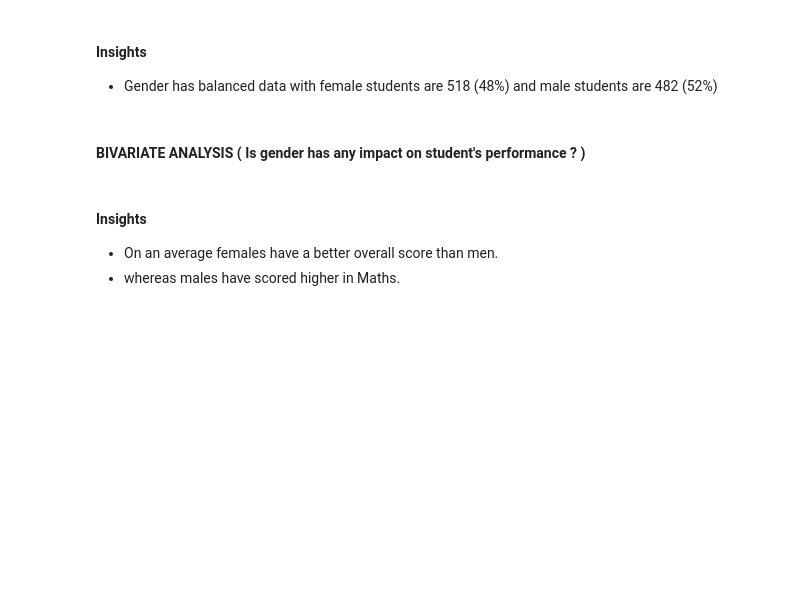
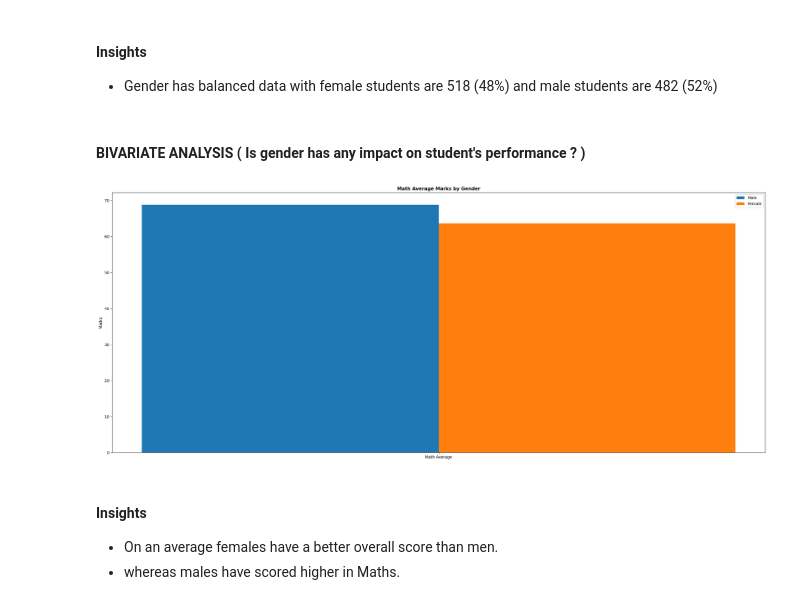
Before and after one commit to nathan-ayers/mlproject, a Jupyter notebook: notebook/1 . EDA STUDENT PERFORMANCE .ipynb, the cells around one changed output. Cells and saved outputs as stored; diff of their text form; code cells hidden in the pictures; blank space fills up the shorter version.

```diff
--- a/notebook/1 . EDA STUDENT PERFORMANCE .ipynb
+++ b/notebook/1 . EDA STUDENT PERFORMANCE .ipynb
@@ -428,27 +428,25 @@ plt.show()
 # %% [markdown]
 #### BIVARIATE ANALYSIS ( Is gender has any impact on student's performance ? )
 # %%
-gender_group = df.groupby('gender').mean()
-gender_group
+# Correct the groupby and aggregation
+gender_group = df.groupby('gender')[['math_score']].mean()
+
+# Access the scores correctly
+female_scores = gender_group.loc['female', 'math_score']
+male_scores = gender_group.loc['male', 'math_score']
 # %%
-plt.figure(figsize=(10, 8))
-
-X = ['Total Average','Math Average']
-
-
-female_scores = [gender_group['average'][0], gender_group['math score'][0]]
-male_scores = [gender_group['average'][1], gender_group['math score'][1]]
-
+# Plotting
+X = ['Math Average']
 X_axis = np.arange(len(X))
-
-plt.bar(X_axis - 0.2, male_scores, 0.4, label = 'Male')
-plt.bar(X_axis + 0.2, female_scores, 0.4, label = 'Female')
-
+plt.bar(X_axis - 0.2, [male_scores], 0.4, label='Male')
+plt.bar(X_axis + 0.2, [female_scores], 0.4, label='Female')
 plt.xticks(X_axis, X)
 plt.ylabel("Marks")
-plt.title("Total average v/s Math average marks of both the genders", fontweight='bold')
+plt.title("Math Average Marks by Gender", fontweight='bold')
 plt.legend()
 plt.show()
+# %% [output]
+[figure, added]
 # %% [markdown]
 #### Insights
 - On an average females have a better overall score than men.
```
Also changed, not shown: parts of 14 cells of this notebook, 4 other files.
